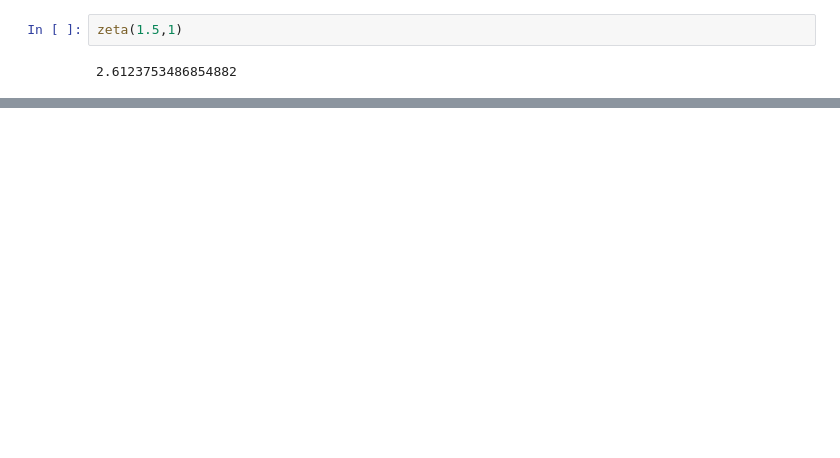
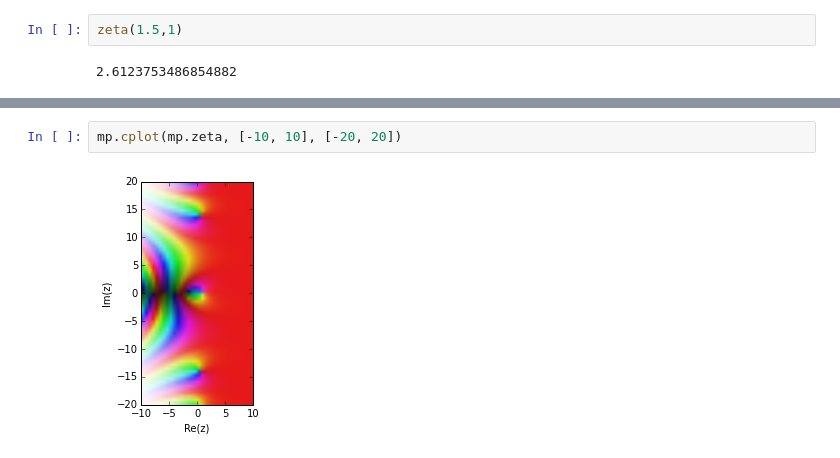
Before and after one commit to davidphysdavalos/ClasePython, a Jupyter notebook: ProyectoFinal/ZetaZeros.ipynb, the cells around one changed output, grey strips where cells are left out. Cells and saved outputs as stored; diff of their text form; blank space fills up the shorter version.

```diff
--- a/ProyectoFinal/ZetaZeros.ipynb
+++ b/ProyectoFinal/ZetaZeros.ipynb
@@ -89,0 +159,4 @@ DifAuto [16,0.0]
+# %%
+mp.cplot(mp.zeta, [-10, 10], [-20, 20])
+# %% [output]
+[figure, added]
```
Also changed, not shown: parts of 34 cells of this notebook, 3 other files.
